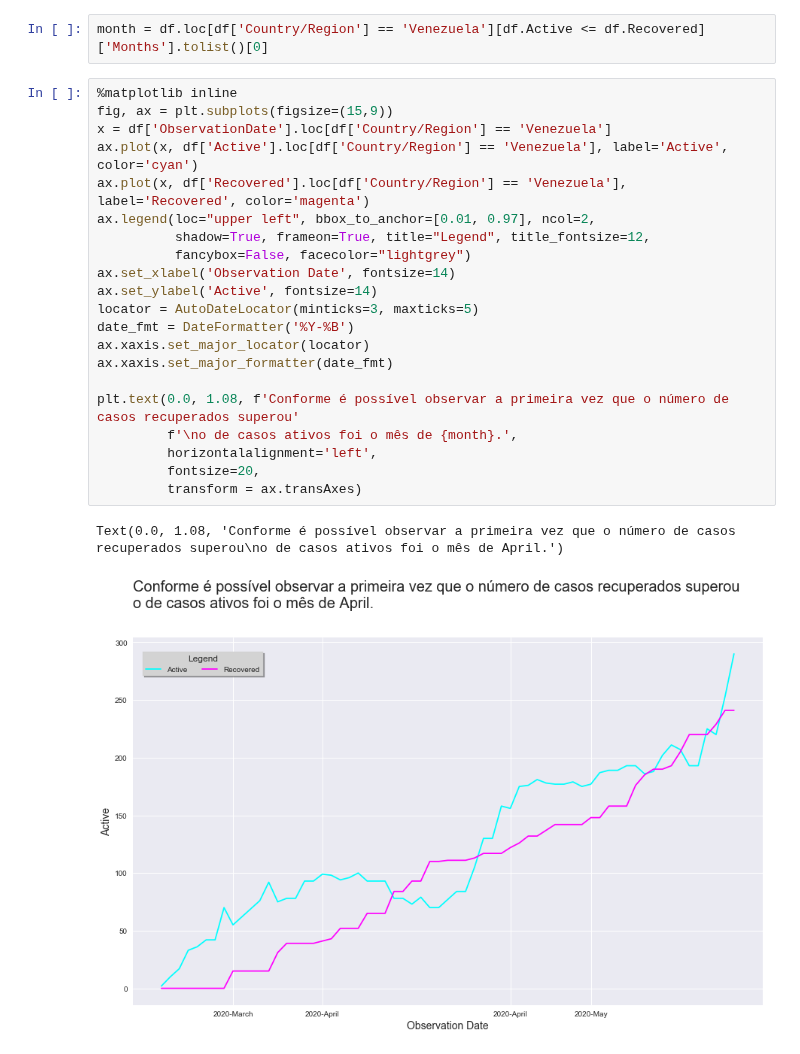
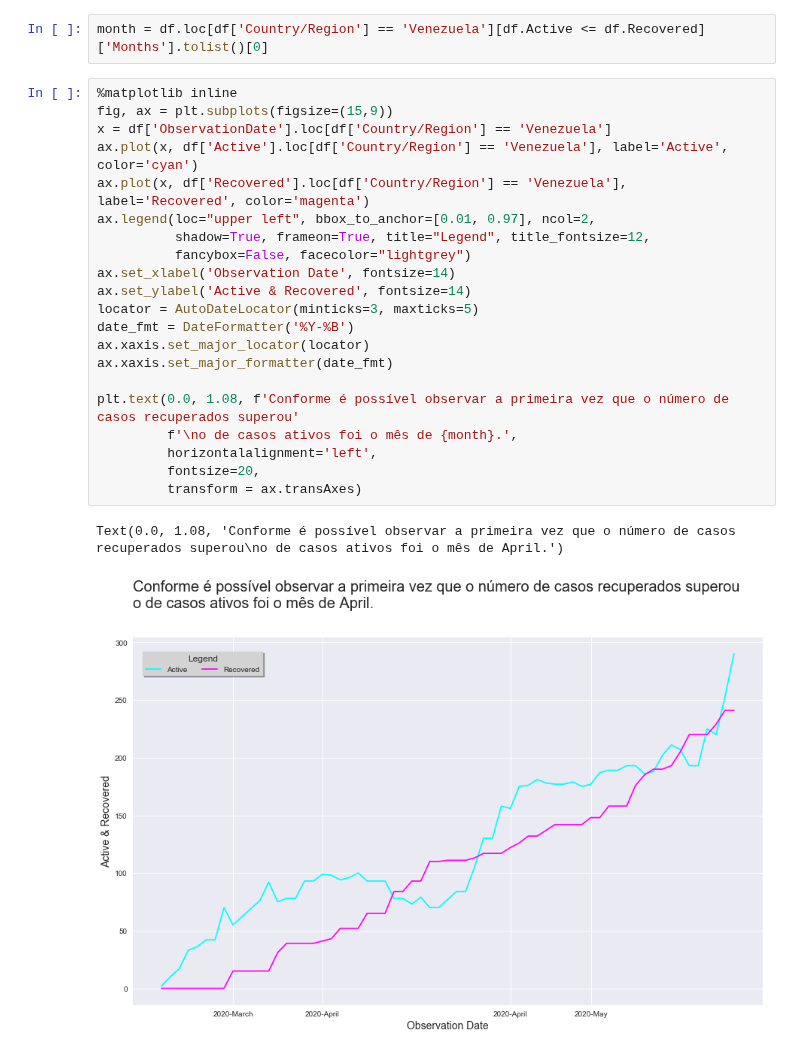
Before and after one commit to Collumbus/Bootcamp-Analista-de-Dados-IGTI, a Jupyter notebook: Modulo-01/Trabalho-01/trabalho-01.ipynb, the cells around one changed output. Saved outputs shown, nothing was run; the diff lists cells and outputs as text.

```diff
--- a/Modulo-01/Trabalho-01/trabalho-01.ipynb
+++ b/Modulo-01/Trabalho-01/trabalho-01.ipynb
@@ -232,24 +234,24 @@ month = df.loc[df['Country/Region'] == 'Venezuela'][df.Active <= df.Recovered]['
 # %%
 %matplotlib inline
 fig, ax = plt.subplots(figsize=(15,9))
 x = df['ObservationDate'].loc[df['Country/Region'] == 'Venezuela']
 ax.plot(x, df['Active'].loc[df['Country/Region'] == 'Venezuela'], label='Active', color='cyan')
 ax.plot(x, df['Recovered'].loc[df['Country/Region'] == 'Venezuela'], label='Recovered', color='magenta')
 ax.legend(loc="upper left", bbox_to_anchor=[0.01, 0.97], ncol=2,
           shadow=True, frameon=True, title="Legend", title_fontsize=12,
           fancybox=False, facecolor="lightgrey")
 ax.set_xlabel('Observation Date', fontsize=14)
-ax.set_ylabel('Active', fontsize=14)
+ax.set_ylabel('Active & Recovered', fontsize=14)
 locator = AutoDateLocator(minticks=3, maxticks=5)
 date_fmt = DateFormatter('%Y-%B')
 ax.xaxis.set_major_locator(locator)
 ax.xaxis.set_major_formatter(date_fmt)
 
 plt.text(0.0, 1.08, f'Conforme é possível observar a primeira vez que o número de casos recuperados superou'
          f'\no de casos ativos foi o mês de {month}.',
          horizontalalignment='left',
          fontsize=20,
          transform = ax.transAxes)
 # %% [output]
 Text(0.0, 1.08, 'Conforme é possível observar a primeira vez que o número de casos recuperados superou\no de casos ativos foi o mês de April.')
-[figure, old version]
+[figure, new version]
```
Also changed, not shown: parts of 3 cells of this notebook.
